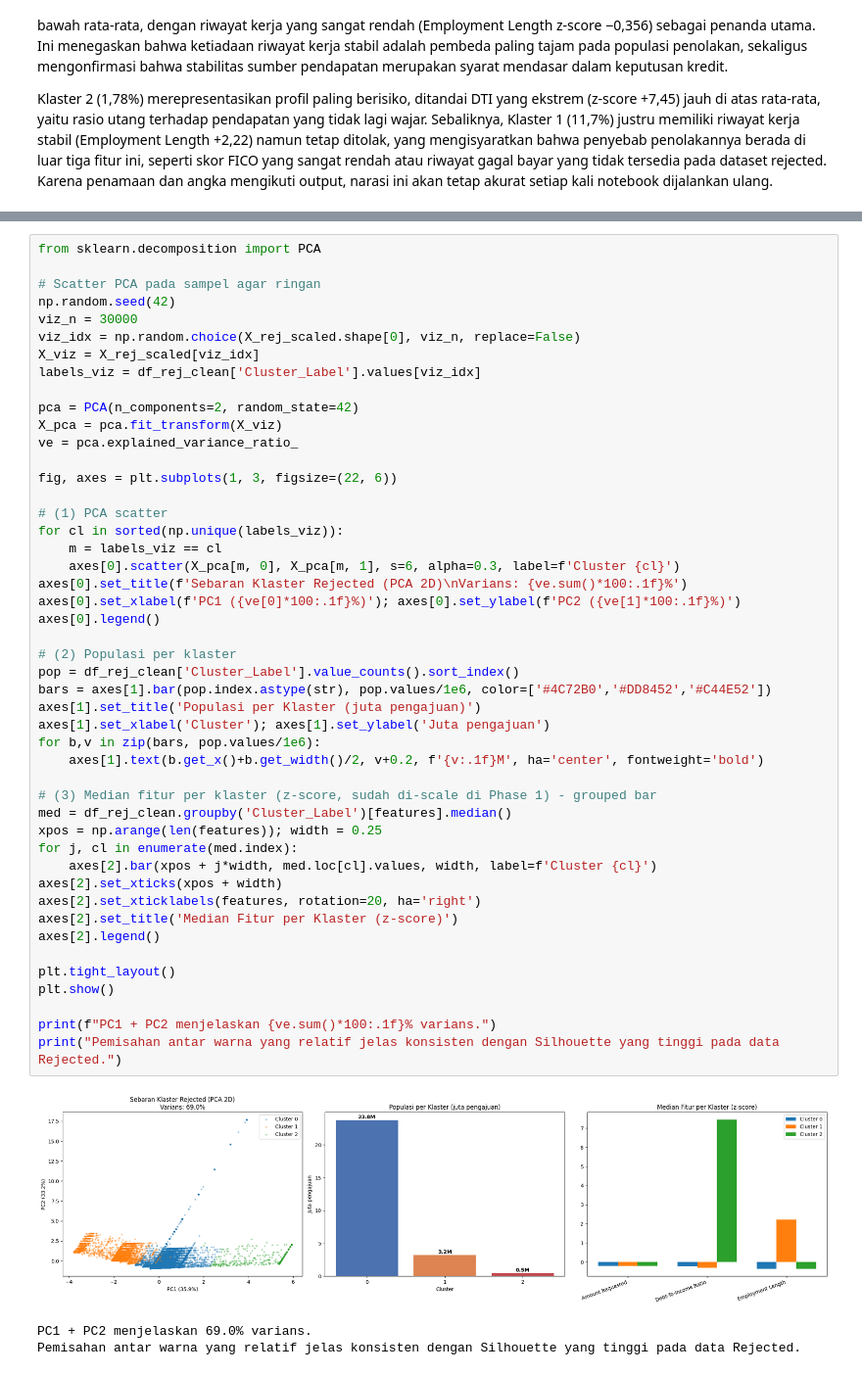
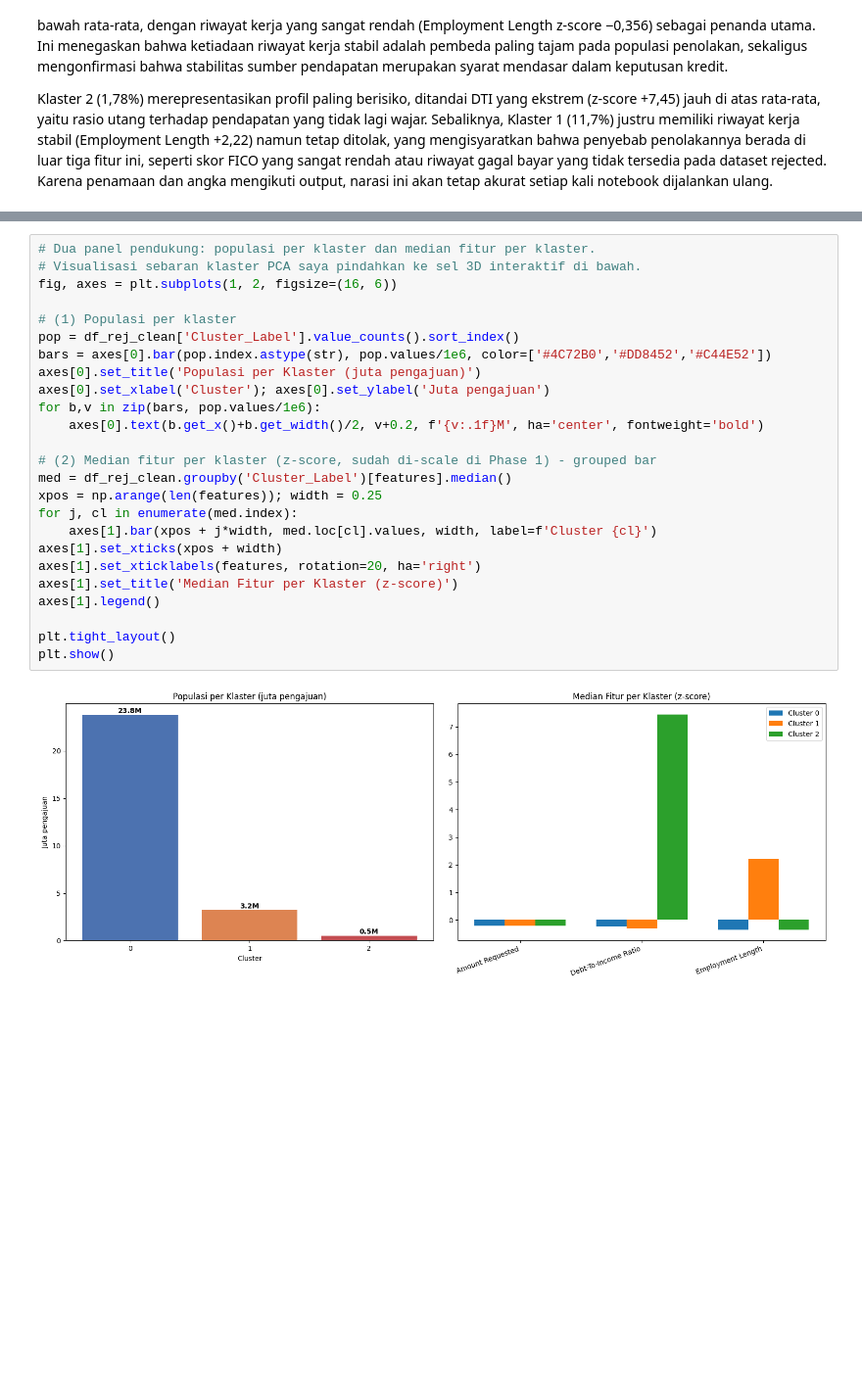
Before and after one commit to StievenLee/Data-Mining-All-Lending-Club-loan, a Jupyter notebook: Phase 2 Clustering/Clustering_for_Rejected_Loans.ipynb, the cells around one changed output, grey strips where cells are left out. Shown at 98% size. Cells and saved outputs as stored; diff of their text form; blank space fills up the shorter version.

```diff
--- a/Phase 2 Clustering/Clustering_for_Rejected_Loans.ipynb
+++ b/Phase 2 Clustering/Clustering_for_Rejected_Loans.ipynb
@@ -613,51 +615,27 @@ Visualisasi berikut memperjelas profil Anti-Persona: scatter PCA 2D (sebaran kla
 # %%
-from sklearn.decomposition import PCA
+# Dua panel pendukung: populasi per klaster dan median fitur per klaster.
+# Visualisasi sebaran klaster PCA saya pindahkan ke sel 3D interaktif di bawah.
+fig, axes = plt.subplots(1, 2, figsize=(16, 6))
 
-# Scatter PCA pada sampel agar ringan
-np.random.seed(42)
-viz_n = 30000
-viz_idx = np.random.choice(X_rej_scaled.shape[0], viz_n, replace=False)
-X_viz = X_rej_scaled[viz_idx]
-labels_viz = df_rej_clean['Cluster_Label'].values[viz_idx]
+# (1) Populasi per klaster
+pop = df_rej_clean['Cluster_Label'].value_counts().sort_index()
+bars = axes[0].bar(pop.index.astype(str), pop.values/1e6, color=['#4C72B0','#DD8452','#C44E52'])
+axes[0].set_title('Populasi per Klaster (juta pengajuan)')
+axes[0].set_xlabel('Cluster'); axes[0].set_ylabel('Juta pengajuan')
+for b,v in zip(bars, pop.values/1e6):
+    axes[0].text(b.get_x()+b.get_width()/2, v+0.2, f'{v:.1f}M', ha='center', fontweight='bold')
 
-pca = PCA(n_components=2, random_state=42)
-X_pca = pca.fit_transform(X_viz)
-ve = pca.explained_variance_ratio_
-
-fig, axes = plt.subplots(1, 3, figsize=(22, 6))
-
-# (1) PCA scatter
-for cl in sorted(np.unique(labels_viz)):
-    m = labels_viz == cl
-    axes[0].scatter(X_pca[m, 0], X_pca[m, 1], s=6, alpha=0.3, label=f'Cluster {cl}')
-axes[0].set_title(f'Sebaran Klaster Rejected (PCA 2D)\nVarians: {ve.sum()*100:.1f}%')
-axes[0].set_xlabel(f'PC1 ({ve[0]*100:.1f}%)'); axes[0].set_ylabel(f'PC2 ({ve[1]*100:.1f}%)')
-axes[0].legend()
-
-# (2) Populasi per klaster
-pop = df_rej_clean['Cluster_Label'].value_counts().sort_index()
-bars = axes[1].bar(pop.index.astype(str), pop.values/1e6, color=['#4C72B0','#DD8452','#C44E52'])
-axes[1].set_title('Populasi per Klaster (juta pengajuan)')
-axes[1].set_xlabel('Cluster'); axes[1].set_ylabel('Juta pengajuan')
-for b,v in zip(bars, pop.values/1e6):
-    axes[1].text(b.get_x()+b.get_width()/2, v+0.2, f'{v:.1f}M', ha='center', fontweight='bold')
-
-# (3) Median fitur per klaster (z-score, sudah di-scale di Phase 1) - grouped bar
+# (2) Median fitur per klaster (z-score, sudah di-scale di Phase 1) - grouped bar
 med = df_rej_clean.groupby('Cluster_Label')[features].median()
 xpos = np.arange(len(features)); width = 0.25
 for j, cl in enumerate(med.index):
-    axes[2].bar(xpos + j*width, med.loc[cl].values, width, label=f'Cluster {cl}')
-axes[2].set_xticks(xpos + width)
-axes[2].set_xticklabels(features, rotation=20, ha='right')
-axes[2].set_title('Median Fitur per Klaster (z-score)')
-axes[2].legend()
+    axes[1].bar(xpos + j*width, med.loc[cl].values, width, label=f'Cluster {cl}')
+axes[1].set_xticks(xpos + width)
+axes[1].set_xticklabels(features, rotation=20, ha='right')
+axes[1].set_title('Median Fitur per Klaster (z-score)')
+axes[1].legend()
 
 plt.tight_layout()
 plt.show()
-
-print(f"PC1 + PC2 menjelaskan {ve.sum()*100:.1f}% varians.")
-print("Pemisahan antar warna yang relatif jelas konsisten dengan Silhouette yang tinggi pada data Rejected.")
 # %% [output]
-[figure, old version]
+[figure, new version]
-PC1 + PC2 menjelaskan 69.0% varians.
-Pemisahan antar warna yang relatif jelas konsisten dengan Silhouette yang tinggi pada data Rejected.
```
Also changed, not shown: parts of 5 cells of this notebook, 1 other file.
